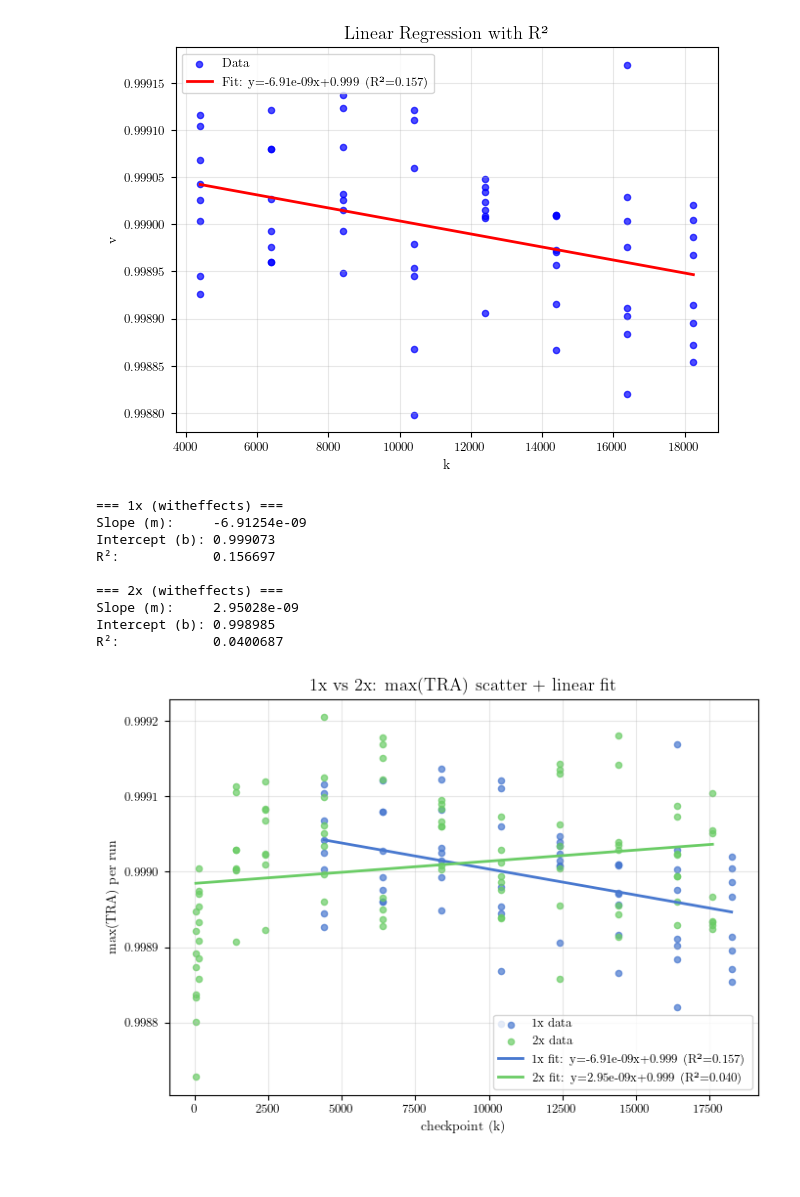
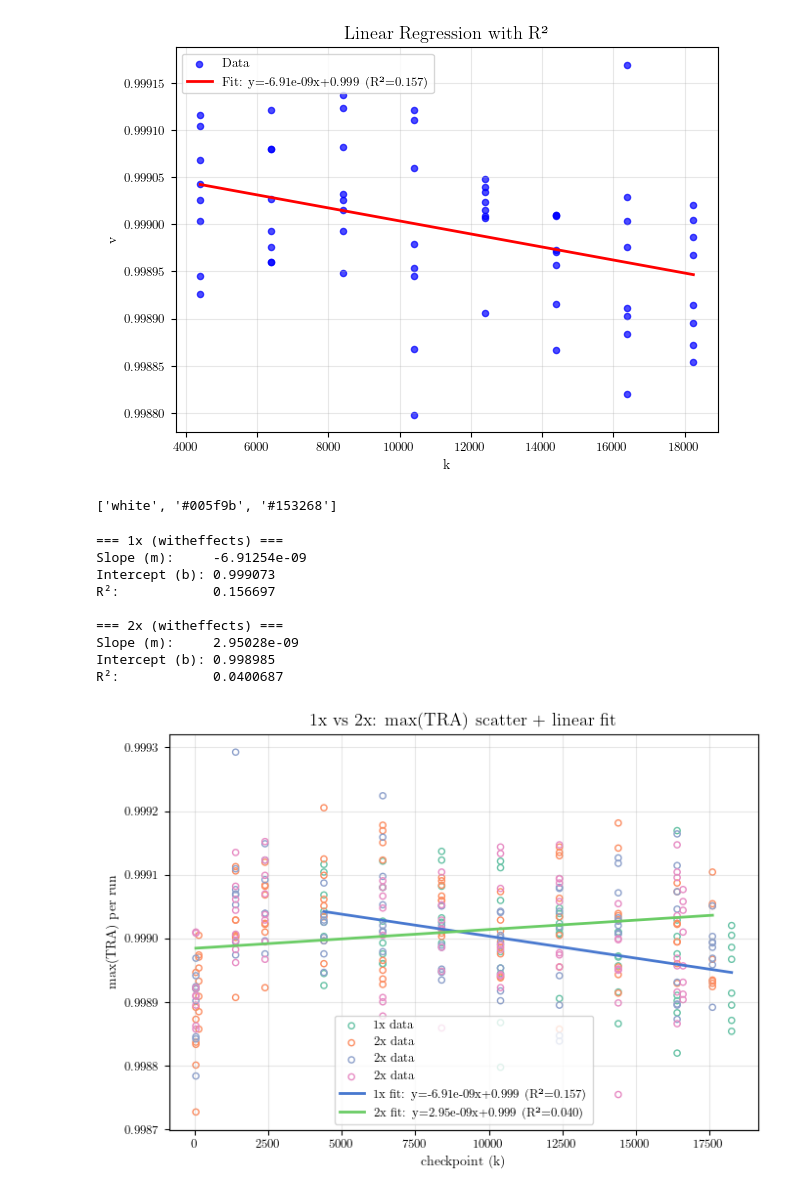
Before and after one commit to cdalinghaus-mthesis/figures, a Jupyter notebook: results/compute_data_study/compute-scaling.ipynb, the cells around one changed output. Cells and saved outputs as stored; diff of their text form; code cells hidden in the pictures.

```diff
--- a/results/compute_data_study/compute-scaling.ipynb
+++ b/results/compute_data_study/compute-scaling.ipynb
@@ -189,6 +199,10 @@ Slope (m):     -6.91254e-09
 Intercept (b): 0.999073
 R²:            0.156697
 [figure]
+# %%
+colors
+# %% [output]
+['white', '#005f9b', '#153268']
 # %%
 import os
 from collections import defaultdict
@@ -263,6 +277,8 @@ def fit_line_and_r2(x, y):
 # --- Collect BOTH groups (1x and 2x) ---
 x1, y1, _ = collect_max_points("data/1x", variant="witheffects", col="TRA")
 x2, y2, _ = collect_max_points("data/2x", variant="witheffects", col="TRA")
+x3, y3, _ = collect_max_points("data/3x", variant="witheffects", col="TRA")
+x4, y4, _ = collect_max_points("data/4x", variant="witheffects", col="TRA")
 
 m1, b1, r21 = fit_line_and_r2(x1, y1)
 m2, b2, r22 = fit_line_and_r2(x2, y2)
@@ -280,37 +296,46 @@ print(f"R²:            {r22:.6g}")
 # --- Plot ---
 plt.figure(figsize=(7, 5))
 
-plt.scatter(x1, y1, s=20, alpha=0.7, label="1x data")
-plt.scatter(x2, y2, s=20, alpha=0.7, label="2x data")
+cmap = mpl.cm.get_cmap('Set2')
+num_colors = 8
+
+colors = [cmap(i / num_colors) for i in range(num_colors)]
+ca = colors[0]
+cb = colors[2]
+
+plt.scatter(x1, y1, s=20, alpha=1.0, label="1x data", facecolors='none', edgecolors=colors[0])
+plt.scatter(x2, y2, s=20, alpha=1.0, label="2x data", facecolors='none', edgecolors=colors[1])
+plt.scatter(x3, y3, s=20, alpha=1.0, label="2x data", facecolors='none', edgecolors=colors[2])
+plt.scatter(x4, y4, s=20, alpha=1.0, label="2x data", facecolors='none', edgecolors=colors[3])
 
 # Fit lines (each on its own x-range for clarity)
 if np.isfinite(m1) and np.isfinite(b1):
     x1_line = np.linspace(x1.min(), x1.max(), 200)
     plt.plot(x1_line, m1 * x1_line + b1, linewidth=2,
              label=f"1x fit: y={m1:.3g}x+{b1:.3g} (R²={r21:.3f})")
 
 if np.isfinite(m2) and np.isfinite(b2):
     x2_line = np.linspace(x2.min(), x2.max(), 200)
     plt.plot(x2_line, m2 * x2_line + b2, linewidth=2,
              label=f"2x fit: y={m2:.3g}x+{b2:.3g} (R²={r22:.3f})")
 
 plt.xlabel("checkpoint (k)")
 plt.ylabel("max(TRA) per run")
 plt.title("1x vs 2x: max(TRA) scatter + linear fit")
 plt.grid(True, alpha=0.3)
 plt.legend()
 
 plt.tight_layout()
 plt.savefig("transfer_learning_regression_1x_vs_2x.pdf")
 plt.show()
 # %% [output]
 === 1x (witheffects) ===
 Slope (m):     -6.91254e-09
 Intercept (b): 0.999073
 R²:            0.156697
 
 === 2x (witheffects) ===
 Slope (m):     2.95028e-09
 Intercept (b): 0.998985
 R²:            0.0400687
-[figure, old version]
+[figure, new version]
```
Also changed, not shown: parts of 4 cells of this notebook.
